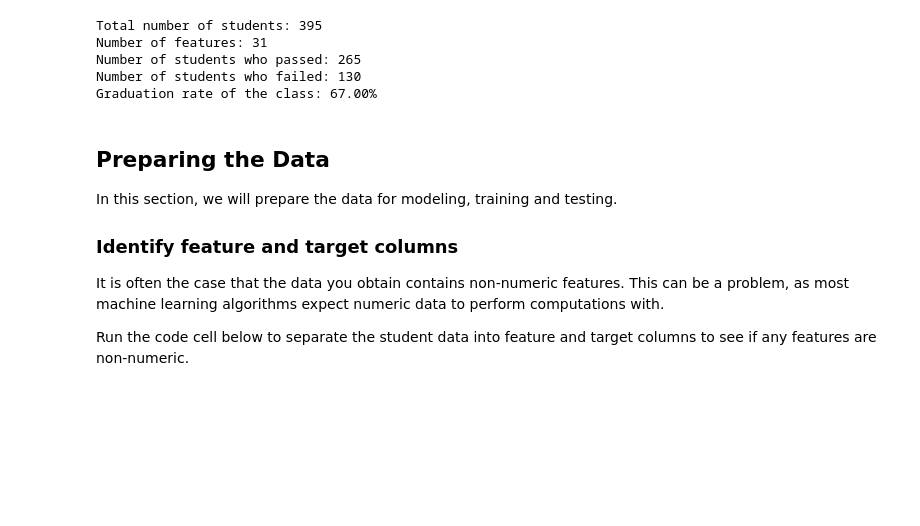
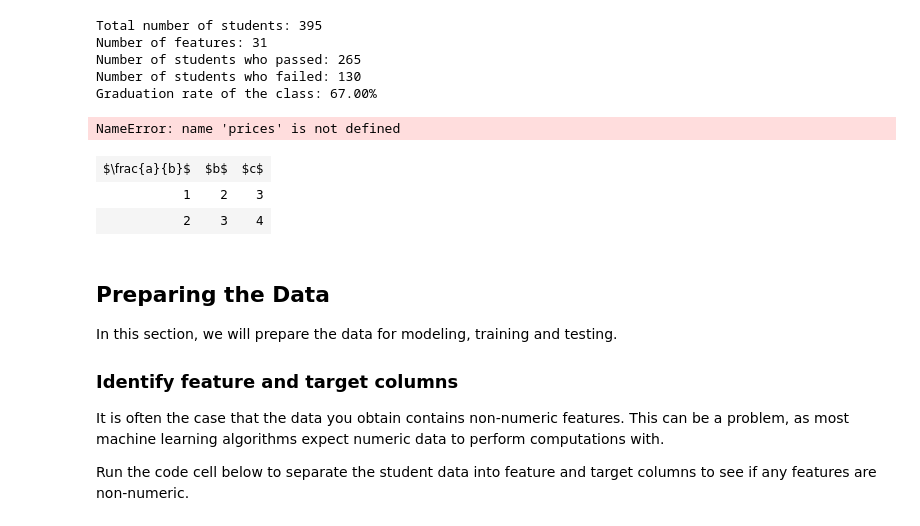
Before and after one commit to RodolfoRFR/machine-learning, a Jupyter notebook: projects/student_intervention/student_intervention.ipynb, the cells around one changed output. Cells and saved outputs as stored; diff of their text form; code cells hidden in the pictures; blank space fills up the shorter version.

```diff
--- a/projects/student_intervention/student_intervention.ipynb
+++ b/projects/student_intervention/student_intervention.ipynb
@@ -83,3 +83,52 @@ Number of features: 31
 Number of students who passed: 265
 Number of students who failed: 130
 Graduation rate of the class: 67.00%
+# %%
+from matplotlib import pyplot as plt
+from matplotlib.figure import Figure
+
+convert=student_data.values
+type(convert)
+
+convert.shape[0]
+
+xvalues=np.arange(0,convert.shape[0],1)
+
+#print len(convert[:,2])
+
+plt.figure(num=1, figsize=(10,8))
+plt.subplot(221)
+plt.xlabel('Prices')
+plt.ylabel('RM')
+plt.title('Correlation Plot')
+plt.ticklabel_format(style='sci', axis='x', scilimits=(0,3))
+plt.plot(prices, convert[:,0], 'bo')
+
+plt.subplot(222)
+plt.xlabel('Prices')
+plt.ylabel('LSTAT')
+plt.title('Correlation Plot')
+plt.ticklabel_format(style='sci', axis='x', scilimits=(0,3))
+plt.plot(prices, convert[:,1], 'r--')
+#plt.show()
+
+plt.subplot(223)
+plt.xlabel('Prices')
+plt.ylabel('PTRATIO')
+plt.title('Correlation Plot')
+plt.ticklabel_format(style='sci', axis='x', scilimits=(0,3))
+plt.plot(prices, convert[:,2], 'm--')
+#plt.show()
+
+plt.subplot(224)
+plt.xlabel('Prices')
+plt.ylabel('MEDV')
+plt.title('Correlation Plot')
+plt.ticklabel_format(style='sci', axis='y', scilimits=(0,3))
+plt.ticklabel_format(style='sci', axis='x', scilimits=(-3,3))
+plt.plot(prices, convert[:,3], 'g--')
+
+plt.tight_layout()
+plt.show()
+# %% [output]
+NameError: name 'prices' is not defined
@@ -86,3 +180,16 @@ Graduation rate of the class: 67.00%
+# %%
+import collections
+import PrettyTable as pt
+#print student_data.to_latex()
+import numpy as np
+
+data = [[1,2,3],[2,3,4]]
+#data = np.array([[1,2,3],[2,3,4]])
+pt.PrettyTable(data, [r"$\frac{a}{b}$", r"$b$", r"$c$"])
+# %% [output]
+| $\frac{a}{b}$ | $b$ | $c$ |
+| 1 | 2 | 3 |
+| 2 | 3 | 4 |
 # %% [markdown]
 ## Preparing the Data
 In this section, we will prepare the data for modeling, training and testing.
```
Also changed, not shown: parts of 2 cells of this notebook, 3 other files.
